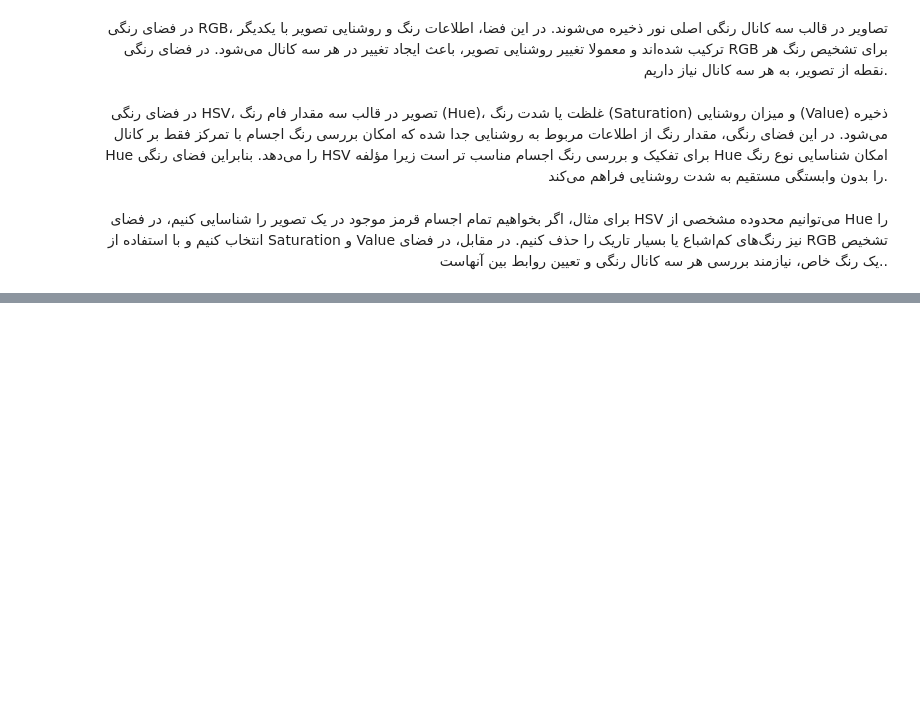
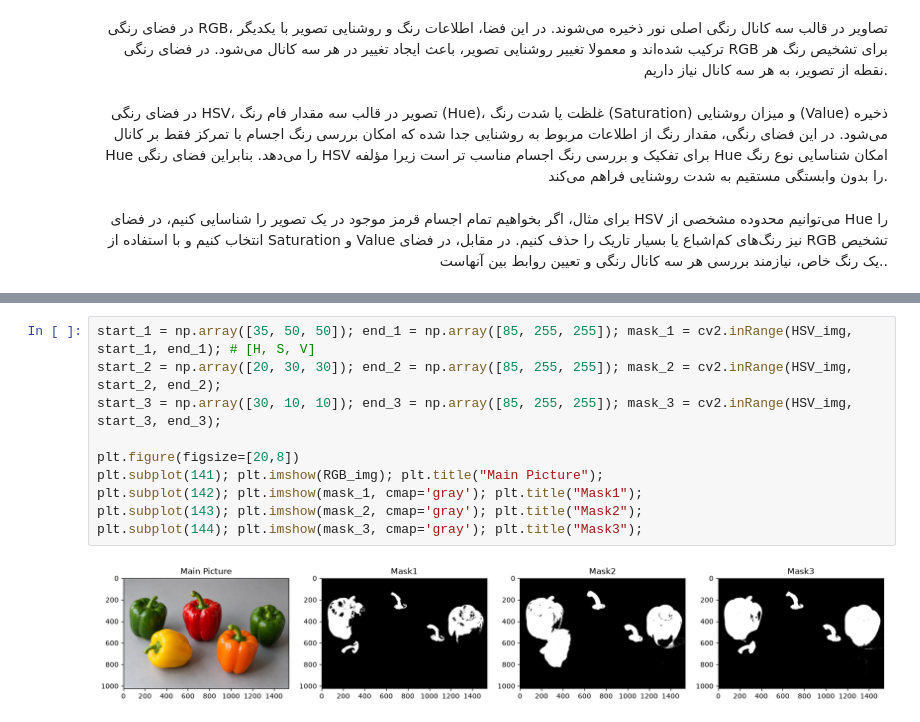
Before and after one commit to kshvri/CV-HW1, a Jupyter notebook: Part1.ipynb, the cells around one changed output, grey strips where cells are left out. Cells and saved outputs as stored; diff of their text form; blank space fills up the shorter version.

```diff
--- a/Part1.ipynb
+++ b/Part1.ipynb
@@ -116,0 +121,12 @@ plt.subplot(248); plt.imshow(HSV_img[:,:,2], cmap='gray'); plt.title("Value");
+# %%
+start_1 = np.array([35, 50, 50]); end_1 = np.array([85, 255, 255]); mask_1 = cv2.inRange(HSV_img, start_1, end_1); # [H, S, V]
+start_2 = np.array([20, 30, 30]); end_2 = np.array([85, 255, 255]); mask_2 = cv2.inRange(HSV_img, start_2, end_2);
+start_3 = np.array([30, 10, 10]); end_3 = np.array([85, 255, 255]); mask_3 = cv2.inRange(HSV_img, start_3, end_3);
+
+plt.figure(figsize=[20,8])
+plt.subplot(141); plt.imshow(RGB_img); plt.title("Main Picture");
+plt.subplot(142); plt.imshow(mask_1, cmap='gray'); plt.title("Mask1");
+plt.subplot(143); plt.imshow(mask_2, cmap='gray'); plt.title("Mask2");
+plt.subplot(144); plt.imshow(mask_3, cmap='gray'); plt.title("Mask3");
+# %% [output]
+[figure, added]
```
Also changed, not shown: parts of 5 cells of this notebook, 1 other file.
